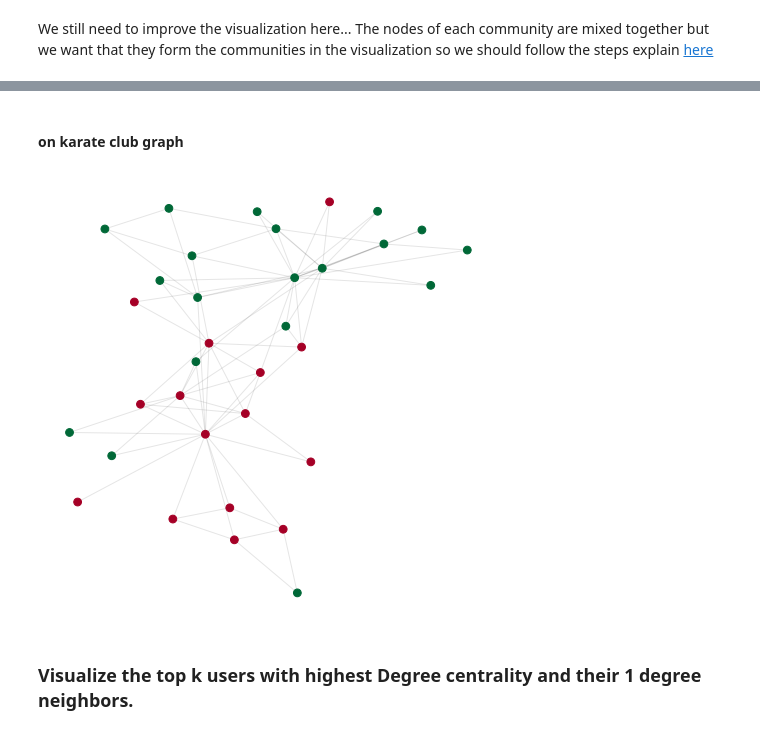
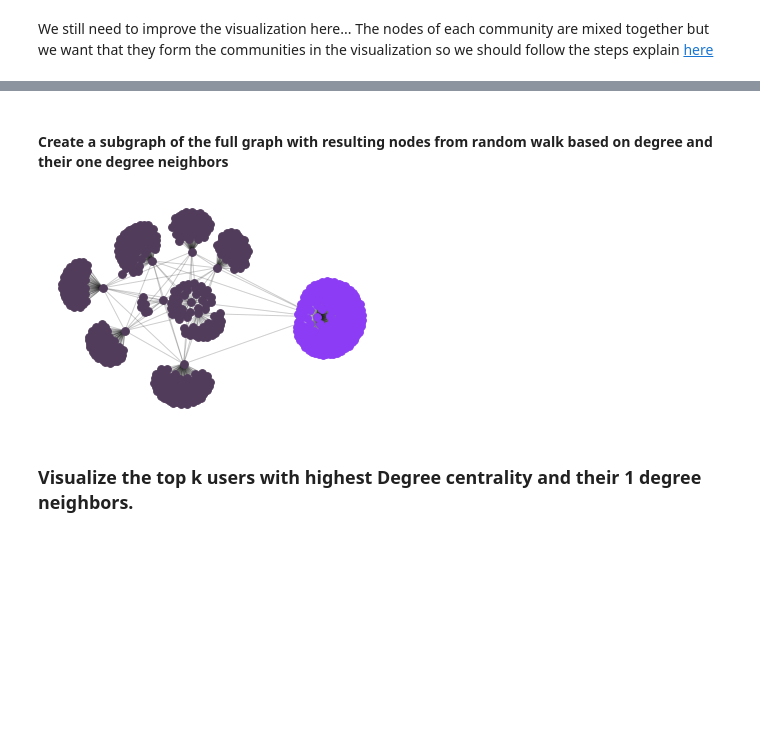
Before and after one commit to SocialMediaAnalytics2020/Project, a Jupyter notebook: Social Media Analytics Project.ipynb, the cells around one changed output, grey strips where cells are left out. Cells and saved outputs as stored; diff of their text form; code cells hidden in the pictures; blank space fills up the shorter version.

Commit message:
Updated visualisation method

```diff
--- a/Social Media Analytics Project.ipynb
+++ b/Social Media Analytics Project.ipynb
@@ -843,28 +878,3 @@ def one_degree_neighbor(neighbors, G):
         if G.degree[node] == 1:
             results.append(node)
     return results
-# %%
-#create a subgraph of the full graph with resulting nodes from random walk based on degree and their one degree neighbors
-visitedNodes, startNode = restart_degree_random_walk(fullG, 5, 2)
-final_nodes = visitedNodes
-for node in visitedNodes:
-        list_nodes = one_degree_neighbor([n for n in fullG[node]], fullG)
-        final_nodes = final_nodes + list_nodes
-X = fullG.subgraph(final_nodes)
-resulting_G = girvan_newman(X)
-
-colors = []
-i = 0
-partition = dict()
-communities = nx.connected_components(resulting_G)
-for community in communities:
-    for node in community:
-        colors.append(i)
-    i = i+1
-
-pos = nx.spring_layout(X)  # compute graph layout
-plt.figure(figsize=(8, 8))
-plt.axis('off')
-nx.draw_networkx_nodes(X, pos, node_size=60, node_color=colors, cmap=plt.get_cmap('Paired'))
-nx.draw_networkx_edges(X, pos, alpha=0.05)
-plt.show()
@@ -873,2 +881,2 @@ plt.show()
-# %% [markdown]
-#### on karate club graph
+# %% [markdown]
+#### Create a subgraph of the full graph with resulting nodes from random walk based on degree and their one degree neighbors
@@ -875,23 +891,16 @@ plt.show()
 # %%
-X = nx.karate_club_graph()
-resulting_G = girvan_newman(X)
+communities = nx.connected_components(resulting_G)
+pos = nx.fruchterman_reingold_layout(X)  # compute graph layout
 
-colors = []
-i = 0
-partition = dict()
-communities = nx.connected_components(resulting_G)
 for community in communities:
-    for node in community:
-        colors.append(i)
-    i = i+0.2
-pos = nx.spring_layout(X)  # compute graph layout
-plt.figure(figsize=(8, 8))
+    rgb = (random.random(), random.random(), random.random())
+    nx.draw_networkx_nodes(X, pos, node_size=60,nodelist=list(community), node_color=[rgb], cmap=plt.get_cmap('Paired'))
+    nx.draw_networkx_edges(X, pos, alpha=0.1)
+
 plt.axis('off')
-nx.draw_networkx_nodes(X, pos, node_size=60, node_color=colors, cmap=plt.get_cmap('RdYlGn'))
-nx.draw_networkx_edges(X, pos, alpha=0.1)
 plt.show()
 # %% [output]
-[figure, old version]
+[figure, new version]
 # %% [markdown]
 ### Visualize the top k users with highest Degree centrality and their 1 degree neighbors.
 # %%
```
Also changed, not shown: parts of 23 cells of this notebook.
